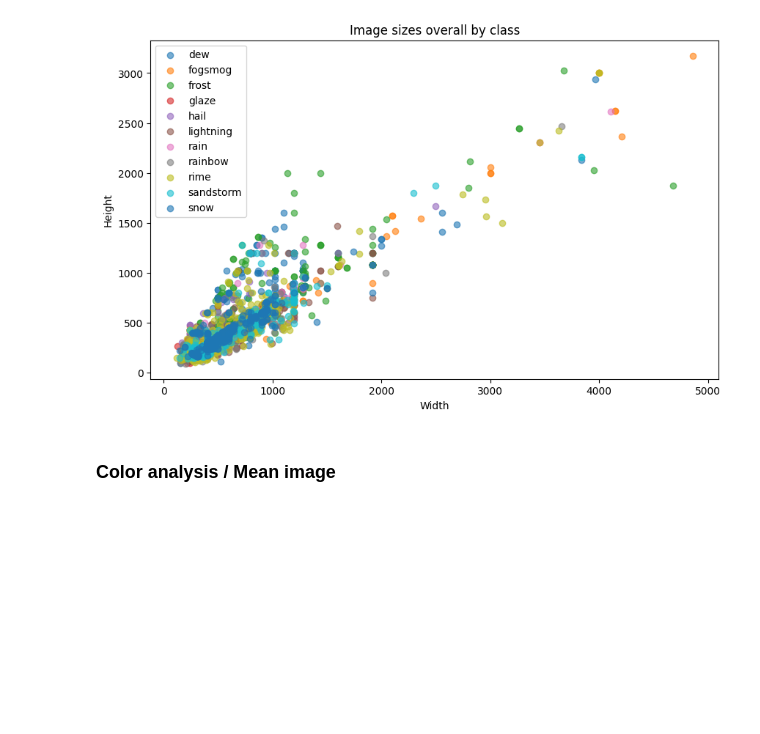
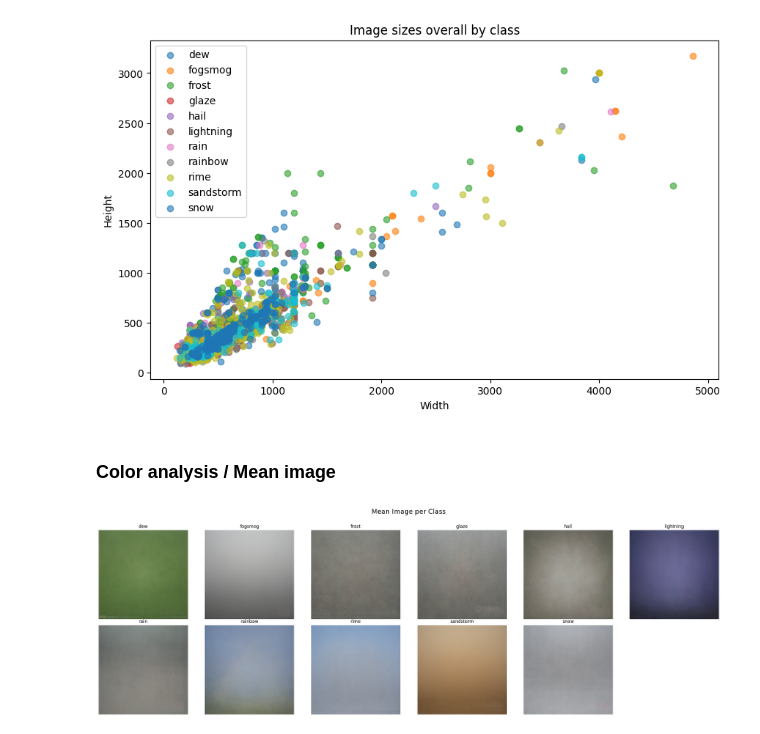
Before and after one commit to joaquinorradre/Weather-Clasification, a Jupyter notebook: notebooks/dataset_analysis.ipynb, the cells around one changed output. Saved outputs shown, nothing was run; the diff lists cells and outputs as text; code cells hidden in the pictures; blank space fills up the shorter version.

Commit message:
mean image per class

```diff
--- a/notebooks/dataset_analysis.ipynb
+++ b/notebooks/dataset_analysis.ipynb
@@ -85,0 +148,8 @@ plot_sizes(sizes, overall)
+# %%
+class_images = get_all_class_images(data_folder)
+# %%
+# Usage
+data_folder = "../data"
+plot_mean_images(class_images, size=(224,224))
+# %% [output]
+[figure, added]
```
Also changed, not shown: parts of 1 cell of this notebook.
